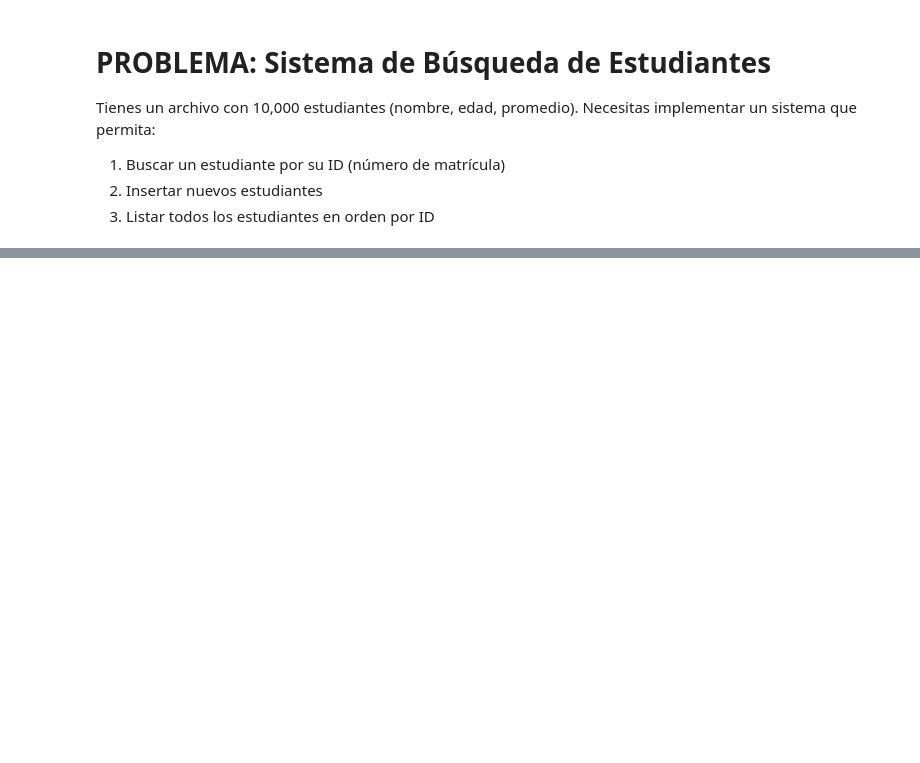
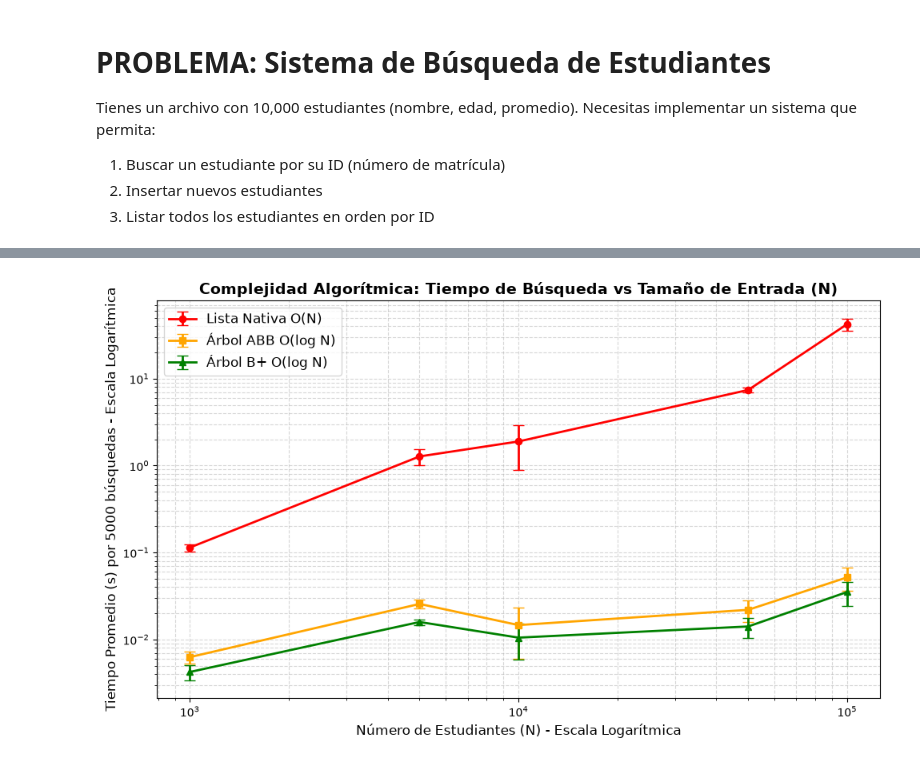
Before and after one commit to CamilaTorres1035/estructuras_de_datos, a Jupyter notebook: arboles/arboles.ipynb, the cells around one changed output, grey strips where cells are left out. Cells and saved outputs as stored; diff of their text form; code cells hidden in the pictures; blank space fills up the shorter version.

```diff
--- a/arboles/arboles.ipynb
+++ b/arboles/arboles.ipynb
@@ -276,6 +311,25 @@ class BplusTree:
                     self.insert_in_parent(parentNode, value_, parentdash)
 
                 return
+
+    def buscar_rango(self, id_i, id_f):
+        resultado = []
+
+        actual = self.search(id_i)
+
+        if actual is None:
+            return resultado
+
+        while actual is not None:
+            for i in range(len(actual.values)):
+                id_guardado = actual.values[i]
+                if id_i <= id_guardado <= id_f:
+                    resultado.append(actual.keys[i])
+                elif id_guardado > id_f:
+                    return resultado
+            actual = actual.nextKey
+
+        return resultado
 # %%
 # Construción de estructuras llenadas con el dataset generado en principio
 def construir_estructuras(estudiantes):
@@ -369,0 +698,36 @@ Buscando estudiante recién insertado: 99999 - Ada Lovelace - Promedio: 5.0
+# %%
+import matplotlib.pyplot as plt
+
+# Usamos los datos generados por tu función de benchmark
+n_vals = datos_graficas["N"]
+
+plt.figure(figsize=(10, 6))
+
+# Graficar promedios con barras de error usando la desviación estándar calculada
+plt.errorbar(n_vals, datos_graficas["Promedio_lista"], yerr=datos_graficas["Desviacion_lista"],
+             fmt='-o', color='red', label='Lista Nativa O(N)', capsize=5, linewidth=2)
+
+plt.errorbar(n_vals, datos_graficas["Promedio_ABB"], yerr=datos_graficas["Desviacion_ABB"],
+             fmt='-s', color='orange', label='Árbol ABB O(log N)', capsize=5, linewidth=2)
+
+plt.errorbar(n_vals, datos_graficas["Promedio_Bplus"], yerr=datos_graficas["Desviacion_Bplus"],
+             fmt='-^', color='green', label='Árbol B+ O(log N)', capsize=5, linewidth=2)
+
+# Aplicar escalas logarítmicas en ambos ejes (Recomendación directa)
+plt.xscale('log')
+plt.yscale('log')
+
+# Configuración visual y etiquetas
+plt.title('Complejidad Algorítmica: Tiempo de Búsqueda vs Tamaño de Entrada (N)', fontsize=14, fontweight='bold')
+plt.xlabel('Número de Estudiantes (N) - Escala Logarítmica', fontsize=12)
+plt.ylabel('Tiempo Promedio (s) por 5000 búsquedas - Escala Logarítmica', fontsize=12)
+
+# Añadir una cuadrícula para facilitar la lectura en escala logarítmica
+plt.grid(True, which="both", ls="--", alpha=0.5)
+plt.legend(fontsize=12)
+plt.tight_layout()
+
+# Mostrar la gráfica
+plt.show()
+# %% [output]
+[figure, added]
```
Also changed, not shown: parts of 14 cells of this notebook.
